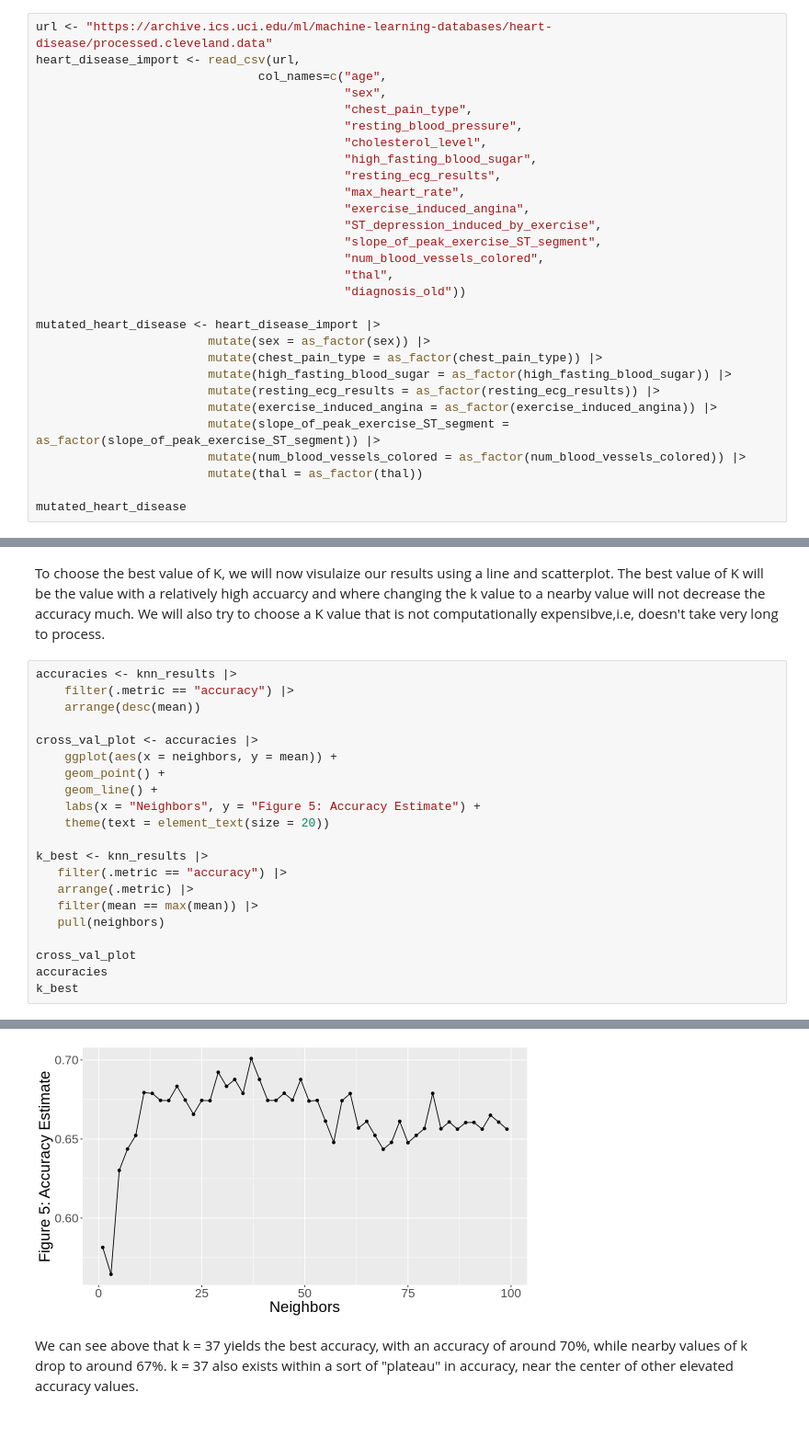
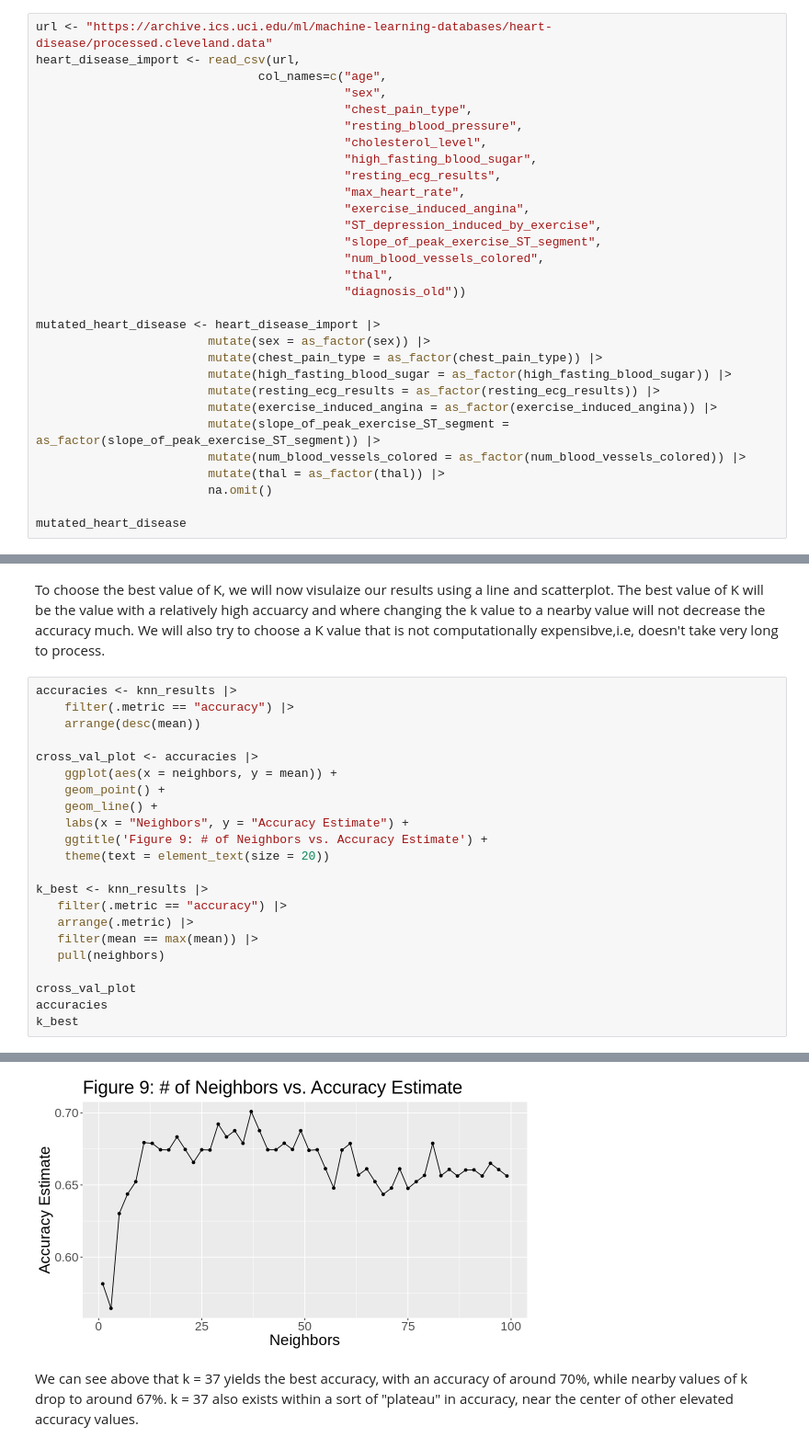
Before and after one commit to wswang98/dsci100-GroupProject, a Jupyter notebook: dsci100-group105-project.ipynb, the cells around one changed output, grey strips where cells are left out. Shown at 92% size. Drawn from its saved outputs; the diff is of its cells as text.

Commit message:
distribution plots + general edits

```diff
--- a/dsci100-group105-project.ipynb
+++ b/dsci100-group105-project.ipynb
@@ -84,7 +84,8 @@ mutated_heart_disease <- heart_disease_import |>
                         mutate(exercise_induced_angina = as_factor(exercise_induced_angina)) |>
                         mutate(slope_of_peak_exercise_ST_segment = as_factor(slope_of_peak_exercise_ST_segment)) |>
                         mutate(num_blood_vessels_colored = as_factor(num_blood_vessels_colored)) |>
-                        mutate(thal = as_factor(thal))
+                        mutate(thal = as_factor(thal)) |>
+                        na.omit()
 
 mutated_heart_disease
 # %% [output]
@@ -277,35 +309,36 @@ accuracies <- knn_results |>
     filter(.metric == "accuracy") |>
     arrange(desc(mean))
 
 cross_val_plot <- accuracies |>
     ggplot(aes(x = neighbors, y = mean)) +
     geom_point() +
     geom_line() +
-    labs(x = "Neighbors", y = "Figure 5: Accuracy Estimate") +
+    labs(x = "Neighbors", y = "Accuracy Estimate") +
+    ggtitle('Figure 9: # of Neighbors vs. Accuracy Estimate') +
     theme(text = element_text(size = 20))
 
 k_best <- knn_results |>
    filter(.metric == "accuracy") |>
    arrange(.metric) |>
    filter(mean == max(mean)) |>
    pull(neighbors)
 
 cross_val_plot
 accuracies
 k_best
 # %% [output]
 A tibble: 50 × 7
 | neighbors | .metric | .estimator | mean | n | std_err | .config |
 | <dbl> | <chr> | <chr> | <dbl> | <int> | <dbl> | <chr> |
 | 37 | accuracy | binary | 0.7009135 | 5 | 0.02498389 | Preprocessor1_Model19 |
 | 29 | accuracy | binary | 0.6922222 | 5 | 0.02412515 | Preprocessor1_Model15 |
 | 33 | accuracy | binary | 0.6876768 | 5 | 0.01941270 | Preprocessor1_Model17 |
 | ⋮ | ⋮ | ⋮ | ⋮ | ⋮ | ⋮ | ⋮ |
 | 5 | accuracy | binary | 0.6301757 | 5 | 0.012749967 | Preprocessor1_Model03 |
 | 1 | accuracy | binary | 0.5814625 | 5 | 0.006497259 | Preprocessor1_Model01 |
 | 3 | accuracy | binary | 0.5644752 | 5 | 0.035996296 | Preprocessor1_Model02 |
 [1] 37
-[figure, old version]
+[figure, new version]
 # %% [markdown]
 We can see above that k = 37 yields the best accuracy, with an accuracy of around 70%, while nearby values of k drop to around 67%. k = 37 also exists within a sort of "plateau" in accuracy, near the center of other elevated accuracy values.
 # %% [markdown]
```
Also changed, not shown: parts of 8 cells of this notebook.
